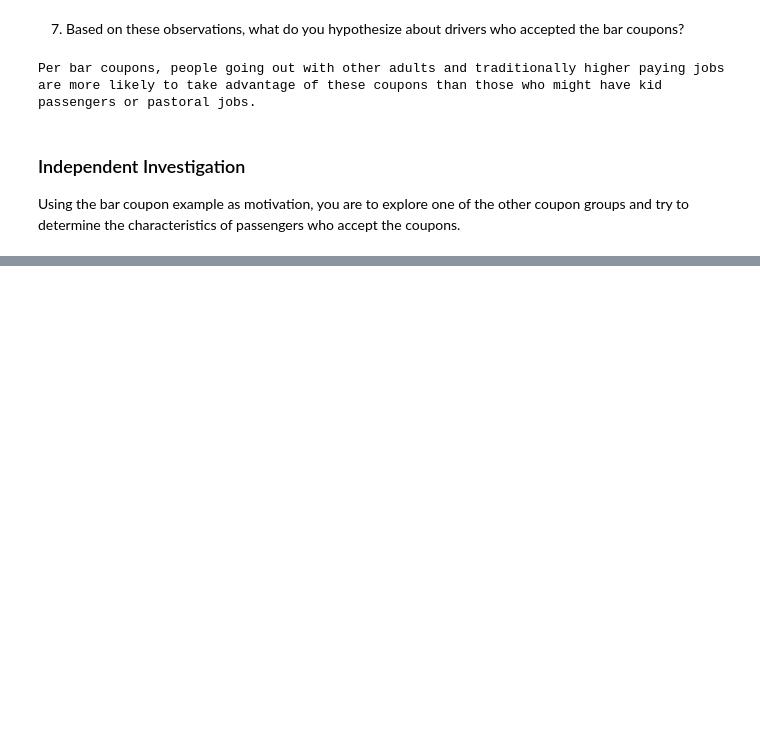
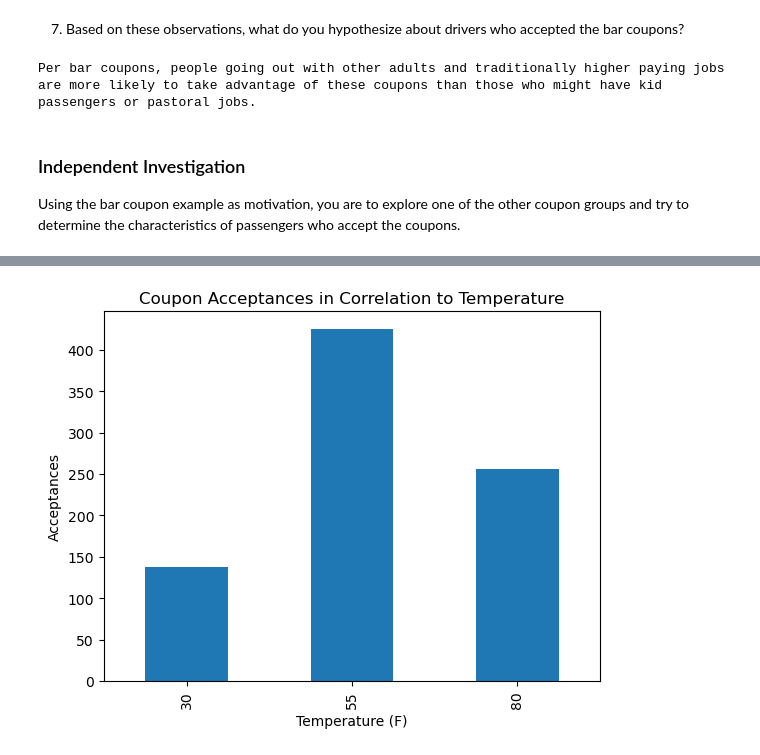
Before and after one commit to peanutenthusiast/legendary-falafel, a Jupyter notebook: prompt.ipynb, the cells around one changed output, grey strips where cells are left out. Cells and saved outputs as stored; diff of their text form; code cells hidden in the pictures; blank space fills up the shorter version.

```diff
--- a/prompt.ipynb
+++ b/prompt.ipynb
@@ -393,0 +406,11 @@ Using the bar coupon example as motivation, you are to explore one of the other
+# %%
+data_with_transformed_age.groupby('temperature')['Y'].sum().plot(kind='bar')
+
+plt.title('Coupon Acceptances in Correlation to Temperature')
+plt.ylabel('Acceptances')
+plt.xlabel('Temperature (F)')
+
+plt.savefig('./images/coupon_acceptance_by_temperature.png')
+plt.show()
+# %% [output]
+[figure, added]
```
Also changed, not shown: parts of 7 cells of this notebook, 4 other files.
